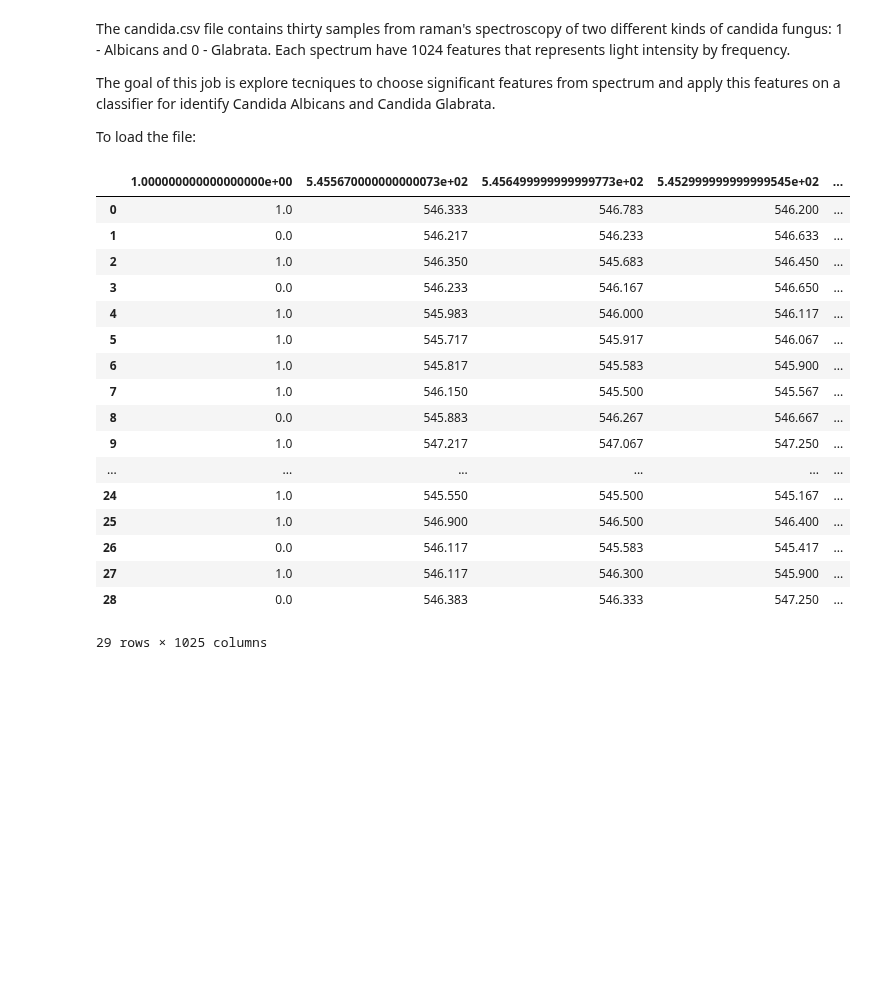
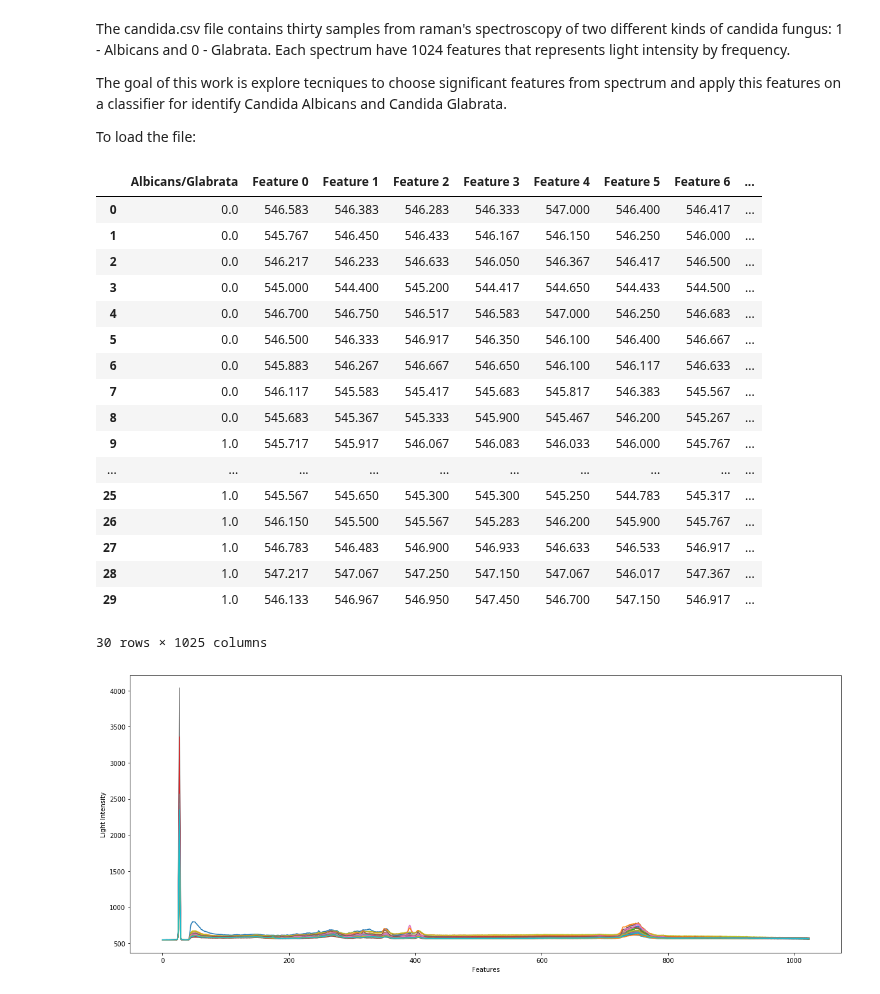
Before and after one commit to Engcompaulo/mestrado, a Jupyter notebook: disciplinas/Estudos_Especiais/notebook/FungusAnalysis.ipynb, the cells around one changed output. Cells and saved outputs as stored; diff of their text form; code cells hidden in the pictures; blank space fills up the shorter version.

```diff
--- a/disciplinas/Estudos_Especiais/notebook/FungusAnalysis.ipynb
+++ b/disciplinas/Estudos_Especiais/notebook/FungusAnalysis.ipynb
@@ -3,32 +3,40 @@
 # %% [markdown]
 The candida.csv file contains thirty samples from raman's spectroscopy of two different kinds of candida fungus: 1 - Albicans and 0 - Glabrata. Each spectrum have 1024 features that represents light intensity by frequency.
 
-The goal of this job is explore tecniques to choose significant features from spectrum and apply this features on a classifier for identify Candida Albicans and Candida Glabrata.
+The goal of this work is explore tecniques to choose significant features from spectrum and apply this features on a classifier for identify Candida Albicans and Candida Glabrata.
 
 To load the file:
 # %%
 import pandas as pd
 from IPython.display import display
+import matplotlib.pyplot as plt
 
 df = pd.read_csv('https://raw.githubusercontent.com/danielscosta/mestrado/master/disciplinas/Estudos_Especiais/raman-spectroscopy-of-candida-fungo/candida.csv')
 
 display(df)
+
+fig, ax = plt.subplots(figsize=(20, 8))
+plt.xlabel('Features')
+plt.ylabel('Light Intensity')
+for i, (name, row) in enumerate(df.iterrows()):
+  ax.plot(range(1024), row[1:])
 # %% [output]
-|  | 1.000000000000000000e+00 | 5.455670000000000073e+02 | 5.456499999999999773e+02 | 5.452999999999999545e+02 | ... |
-| 0 | 1.0 | 546.333 | 546.783 | 546.200 | ... |
-| 1 | 0.0 | 546.217 | 546.233 | 546.633 | ... |
-| 2 | 1.0 | 546.350 | 545.683 | 546.450 | ... |
-| 3 | 0.0 | 546.233 | 546.167 | 546.650 | ... |
-| 4 | 1.0 | 545.983 | 546.000 | 546.117 | ... |
-| 5 | 1.0 | 545.717 | 545.917 | 546.067 | ... |
-| 6 | 1.0 | 545.817 | 545.583 | 545.900 | ... |
-| 7 | 1.0 | 546.150 | 545.500 | 545.567 | ... |
-| 8 | 0.0 | 545.883 | 546.267 | 546.667 | ... |
-| 9 | 1.0 | 547.217 | 547.067 | 547.250 | ... |
-| ... | ... | ... | ... | ... | ... |
-| 24 | 1.0 | 545.550 | 545.500 | 545.167 | ... |
-| 25 | 1.0 | 546.900 | 546.500 | 546.400 | ... |
-| 26 | 0.0 | 546.117 | 545.583 | 545.417 | ... |
-| 27 | 1.0 | 546.117 | 546.300 | 545.900 | ... |
-| 28 | 0.0 | 546.383 | 546.333 | 547.250 | ... |
+|  | Albicans/Glabrata | Feature 0 | Feature 1 | Feature 2 | Feature 3 | Feature 4 | Feature 5 | Feature 6 | ... |
+| 0 | 0.0 | 546.583 | 546.383 | 546.283 | 546.333 | 547.000 | 546.400 | 546.417 | ... |
+| 1 | 0.0 | 545.767 | 546.450 | 546.433 | 546.167 | 546.150 | 546.250 | 546.000 | ... |
+| 2 | 0.0 | 546.217 | 546.233 | 546.633 | 546.050 | 546.367 | 546.417 | 546.500 | ... |
+| 3 | 0.0 | 545.000 | 544.400 | 545.200 | 544.417 | 544.650 | 544.433 | 544.500 | ... |
+| 4 | 0.0 | 546.700 | 546.750 | 546.517 | 546.583 | 547.000 | 546.250 | 546.683 | ... |
+| 5 | 0.0 | 546.500 | 546.333 | 546.917 | 546.350 | 546.100 | 546.400 | 546.667 | ... |
+| 6 | 0.0 | 545.883 | 546.267 | 546.667 | 546.650 | 546.100 | 546.117 | 546.633 | ... |
+| 7 | 0.0 | 546.117 | 545.583 | 545.417 | 545.683 | 545.817 | 546.383 | 545.567 | ... |
+| 8 | 0.0 | 545.683 | 545.367 | 545.333 | 545.900 | 545.467 | 546.200 | 545.267 | ... |
+| 9 | 1.0 | 545.717 | 545.917 | 546.067 | 546.083 | 546.033 | 546.000 | 545.767 | ... |
+| ... | ... | ... | ... | ... | ... | ... | ... | ... | ... |
+| 25 | 1.0 | 545.567 | 545.650 | 545.300 | 545.300 | 545.250 | 544.783 | 545.317 | ... |
+| 26 | 1.0 | 546.150 | 545.500 | 545.567 | 545.283 | 546.200 | 545.900 | 545.767 | ... |
+| 27 | 1.0 | 546.783 | 546.483 | 546.900 | 546.933 | 546.633 | 546.533 | 546.917 | ... |
+| 28 | 1.0 | 547.217 | 547.067 | 547.250 | 547.150 | 547.067 | 546.017 | 547.367 | ... |
+| 29 | 1.0 | 546.133 | 546.967 | 546.950 | 547.450 | 546.700 | 547.150 | 546.917 | ... |
-29 rows × 1025 columns
+30 rows × 1025 columns
+[figure, added]
```
Also changed, not shown: parts of 4 cells of this notebook.
